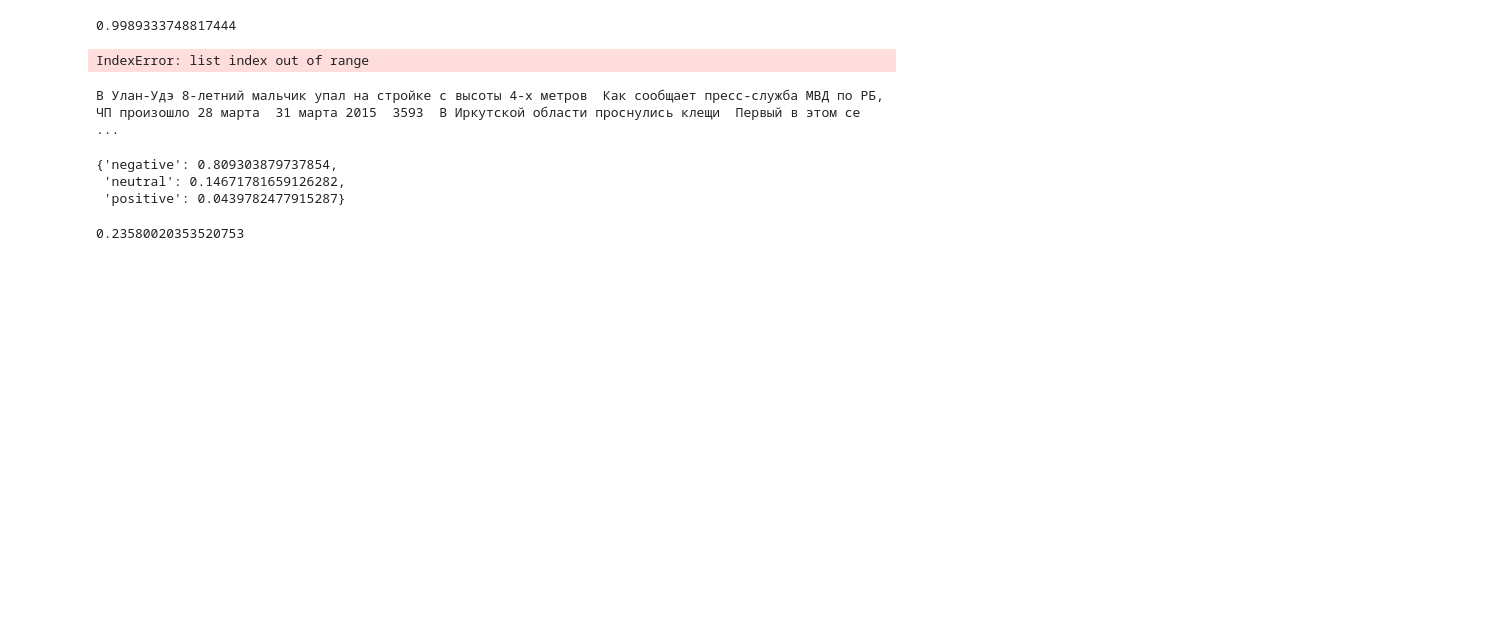
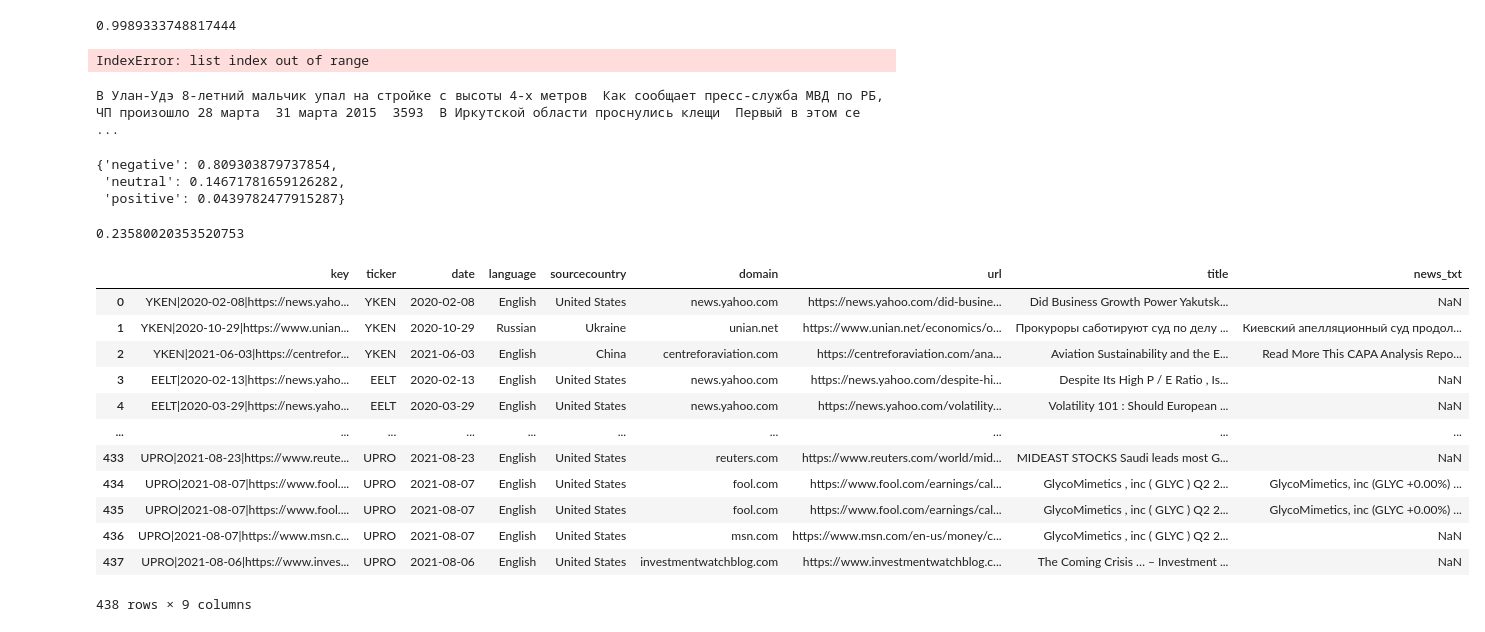
Before and after one commit to beilak/trading-ml-modeling, a Jupyter notebook: experements/extra_info_searching.ipynb, the cells around one changed output. Saved outputs shown, nothing was run; the diff lists cells and outputs as text; code cells hidden in the pictures; blank space fills up the shorter version.

```diff
--- a/experements/extra_info_searching.ipynb
+++ b/experements/extra_info_searching.ipynb
@@ -545,3 +545,22 @@ get_sentiment_ru(texts_ru[0])
 aggregate_sentiments([get_sentiment_ru(i) for i in texts_ru])
 # %% [output]
 0.23580020353520753
+# %%
+import pandas as pd
+df_news_text = pd.read_csv("../data/news/news_full.csv")
+# %%
+df_news_text
+# %% [output]
+|  | key | ticker | date | language | sourcecountry | domain | url | title | news_txt |
+| 0 | YKEN|2020-02-08|https://news.yaho... | YKEN | 2020-02-08 | English | United States | news.yahoo.com | https://news.yahoo.com/did-busine... | Did Business Growth Power Yakutsk... | NaN |
+| 1 | YKEN|2020-10-29|https://www.unian... | YKEN | 2020-10-29 | Russian | Ukraine | unian.net | https://www.unian.net/economics/o... | Прокуроры саботируют суд по делу ... | Киевский апелляционный суд продол... |
+| 2 | YKEN|2021-06-03|https://centrefor... | YKEN | 2021-06-03 | English | China | centreforaviation.com | https://centreforaviation.com/ana... | Aviation Sustainability and the E... | Read More This CAPA Analysis Repo... |
+| 3 | EELT|2020-02-13|https://news.yaho... | EELT | 2020-02-13 | English | United States | news.yahoo.com | https://news.yahoo.com/despite-hi... | Despite Its High P / E Ratio , Is... | NaN |
+| 4 | EELT|2020-03-29|https://news.yaho... | EELT | 2020-03-29 | English | United States | news.yahoo.com | https://news.yahoo.com/volatility... | Volatility 101 : Should European ... | NaN |
+| ... | ... | ... | ... | ... | ... | ... | ... | ... | ... |
+| 433 | UPRO|2021-08-23|https://www.reute... | UPRO | 2021-08-23 | English | United States | reuters.com | https://www.reuters.com/world/mid... | MIDEAST STOCKS Saudi leads most G... | NaN |
+| 434 | UPRO|2021-08-07|https://www.fool.... | UPRO | 2021-08-07 | English | United States | fool.com | https://www.fool.com/earnings/cal... | GlycoMimetics , inc ( GLYC ) Q2 2... | GlycoMimetics, inc (GLYC +0.00%) ... |
+| 435 | UPRO|2021-08-07|https://www.fool.... | UPRO | 2021-08-07 | English | United States | fool.com | https://www.fool.com/earnings/cal... | GlycoMimetics , inc ( GLYC ) Q2 2... | GlycoMimetics, inc (GLYC +0.00%) ... |
+| 436 | UPRO|2021-08-07|https://www.msn.c... | UPRO | 2021-08-07 | English | United States | msn.com | https://www.msn.com/en-us/money/c... | GlycoMimetics , inc ( GLYC ) Q2 2... | NaN |
+| 437 | UPRO|2021-08-06|https://www.inves... | UPRO | 2021-08-06 | English | United States | investmentwatchblog.com | https://www.investmentwatchblog.c... | The Coming Crisis … – Investment ... | NaN |
+438 rows × 9 columns
```
Also changed, not shown: parts of 4 cells of this notebook, 11 other files.
